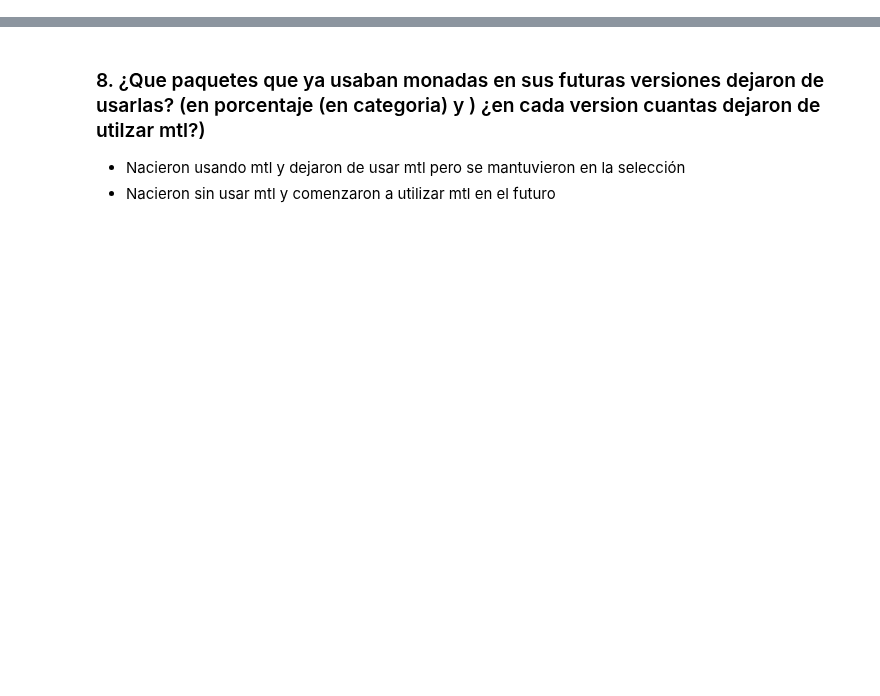
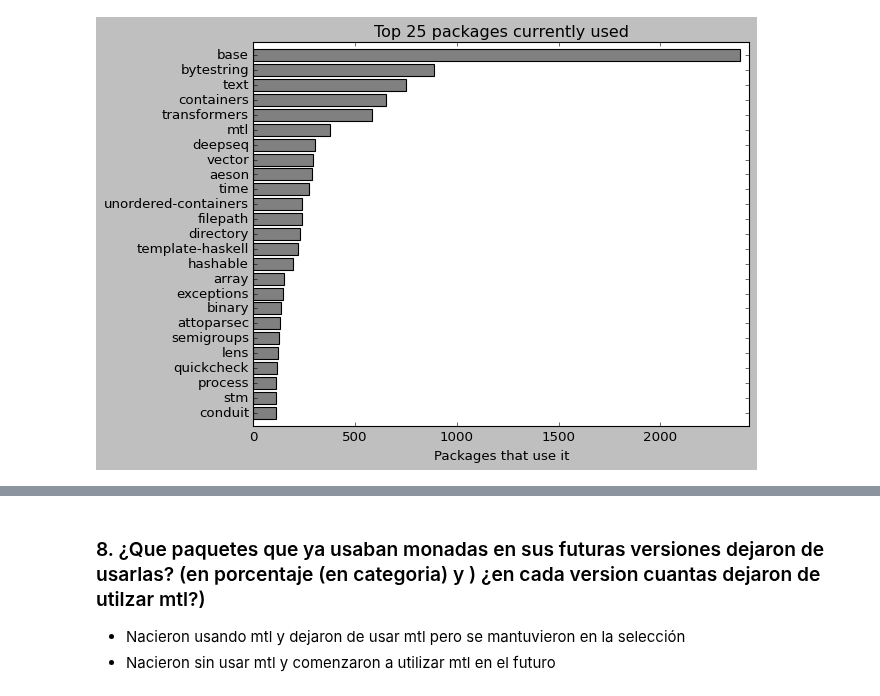
Before and after one commit to pragmaticslaboratory/stackage-evolution, a Jupyter notebook: notebooks/answers.ipynb, the cells around one changed output, grey strips where cells are left out. Cells and saved outputs as stored; diff of their text form; code cells hidden in the pictures; blank space fills up the shorter version.

```diff
--- a/notebooks/answers.ipynb
+++ b/notebooks/answers.ipynb
@@ -419,0 +170,22 @@ plt.show()
+# %%
+from api import get_pkgs_usage_count
+top_25_pkgs = []
+top_25_count = []
+
+packet_usage_count = get_pkgs_usage_count(df_list[14])
+ordered_pkgs = sorted(packet_usage_count, key=packet_usage_count.get, reverse=True)[:25]
+
+for pkg in ordered_pkgs:
+    top_25_pkgs.append(pkg)
+    top_25_count.append(packet_usage_count[pkg])
+# %%
+# Sacar base si es qe todos utilizan base por definicion.
+fig, ax = plt.subplots()
+ax.margins(0.02)
+hbars = ax.barh(top_25_pkgs, top_25_count, align='center', color='grey')
+ax.invert_yaxis()
+ax.set_xlabel('Packages that use it')
+ax.set_title('Top 25 packages currently used')
+plt.show()
+# %% [output]
+[figure, added]
```
Also changed, not shown: parts of 67 cells of this notebook, 3 other files.
